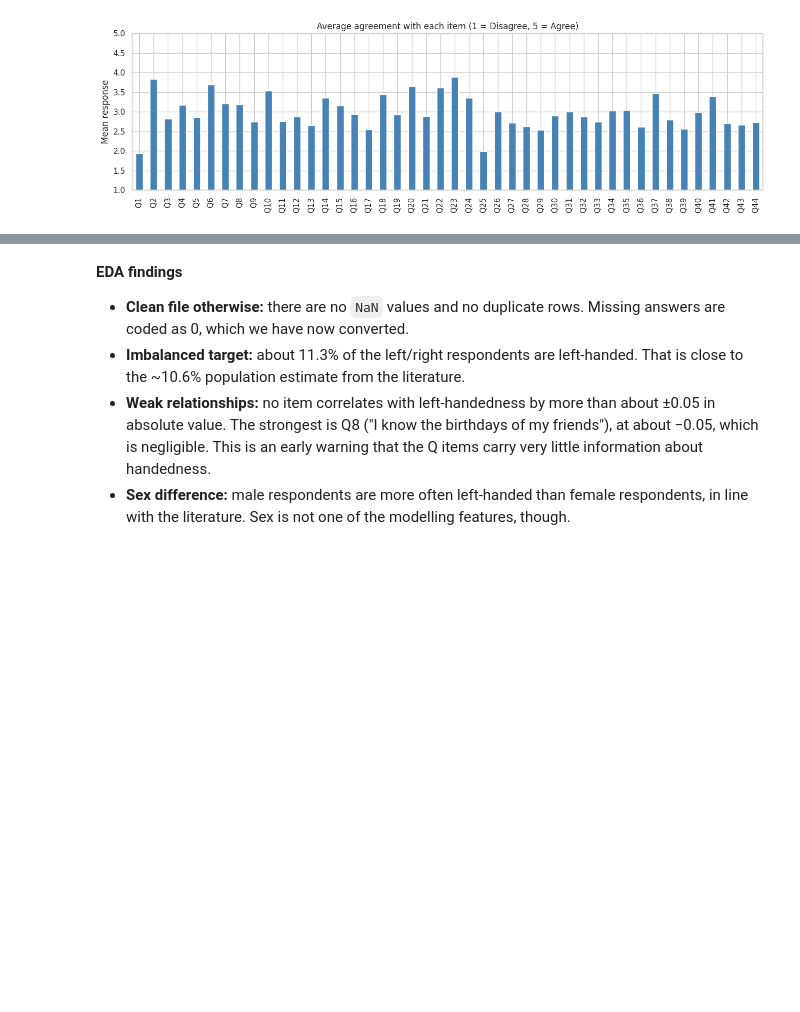
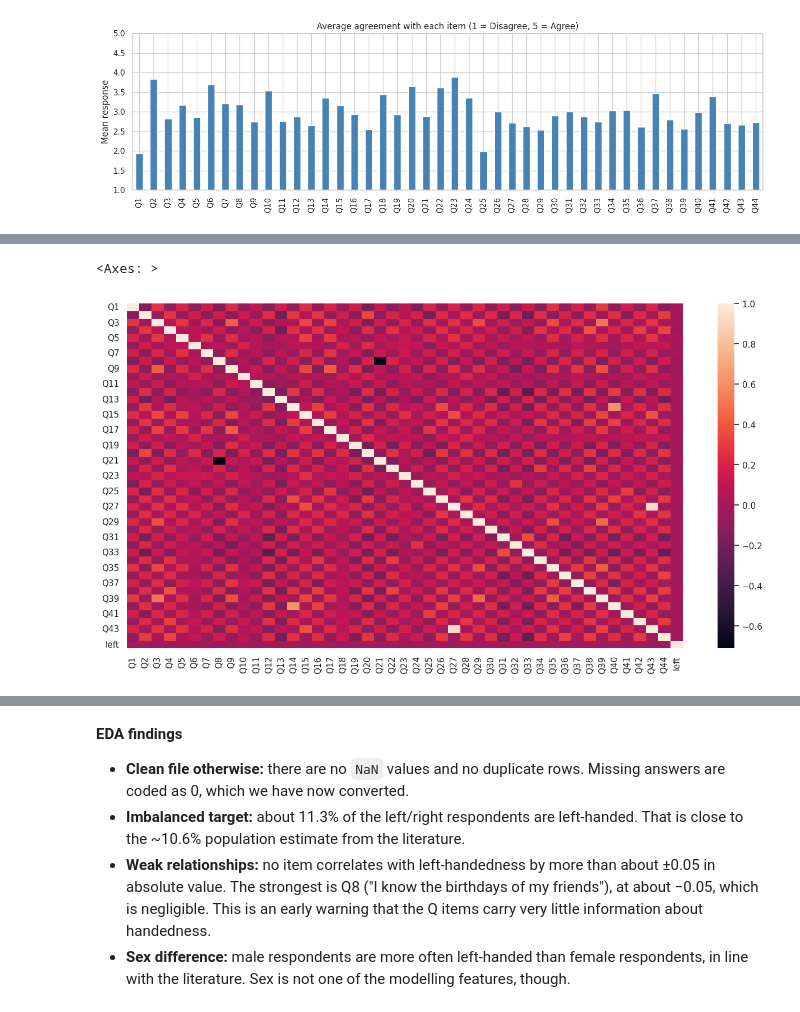
Before and after one commit to juanatga/DSB-Unit-03, a Jupyter notebook: labs/02 - Classification-LeftHanded/lab-classification-left-handedness-WALKTHROUGH.ipynb, the cells around one changed output, grey strips where cells are left out. Drawn from its saved outputs; the diff is of its cells as text; code cells hidden in the pictures; blank space fills up the shorter version.

```diff
--- a/labs/02 - Classification-LeftHanded/lab-classification-left-handedness-WALKTHROUGH.ipynb
+++ b/labs/02 - Classification-LeftHanded/lab-classification-left-handedness-WALKTHROUGH.ipynb
@@ -233,3 +233,9 @@ df[q_cols].mean().plot(kind="bar", ax=ax, color="steelblue")
 ax.set(title="Average agreement with each item (1 = Disagree, 5 = Agree)", ylabel="Mean response", ylim=(1, 5));
 # %% [output]
 [figure]
+# %%
+# Correlation ebtween target and input variables
+# This is the way we have seen it with few input variables
+cols = q_cols
+cols.append("left")
+display(cols)
@@ -236,2 +260,10 @@ ax.set(title="Average agreement with each item (1 = Disagree, 5 = Agree)", ylabe
+# %%
+corr_mtx = df[cols].corr()
+
+plt.figure(figsize=(16, 8))
+sns.heatmap(corr_mtx)
+# %% [output]
+<Axes: >
+[figure, added]
 # %%
 # How strongly is each item related to being left-handed?
```
Also changed, not shown: parts of 25 cells of this notebook.
